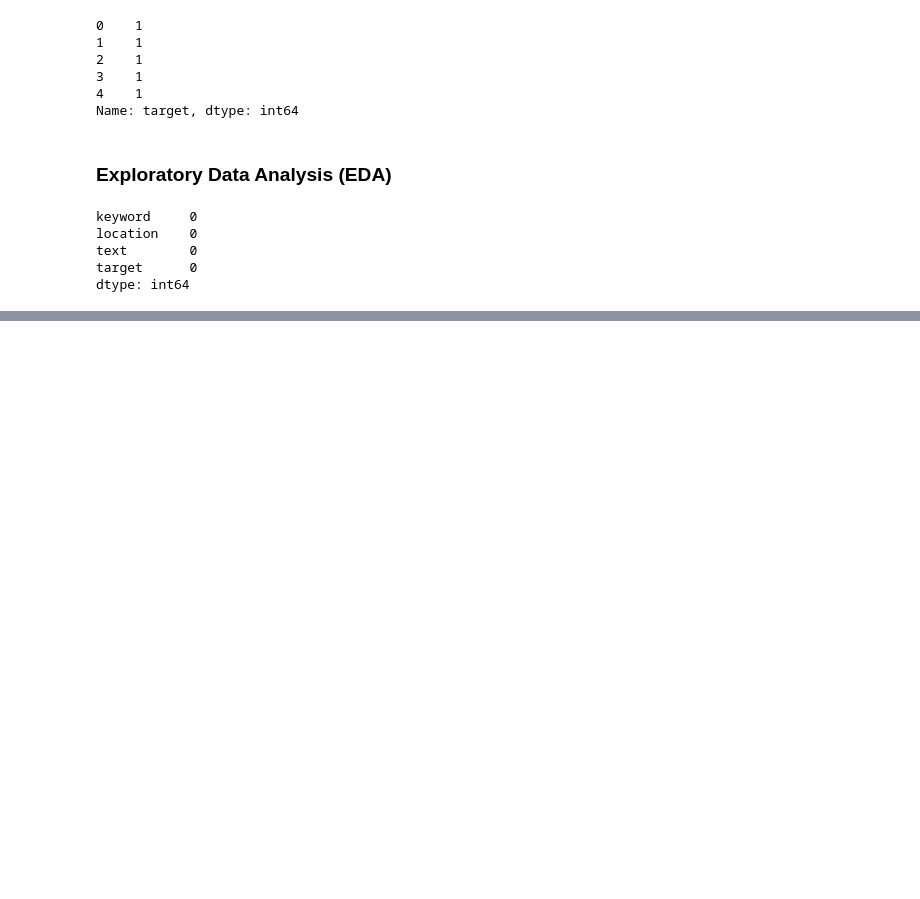
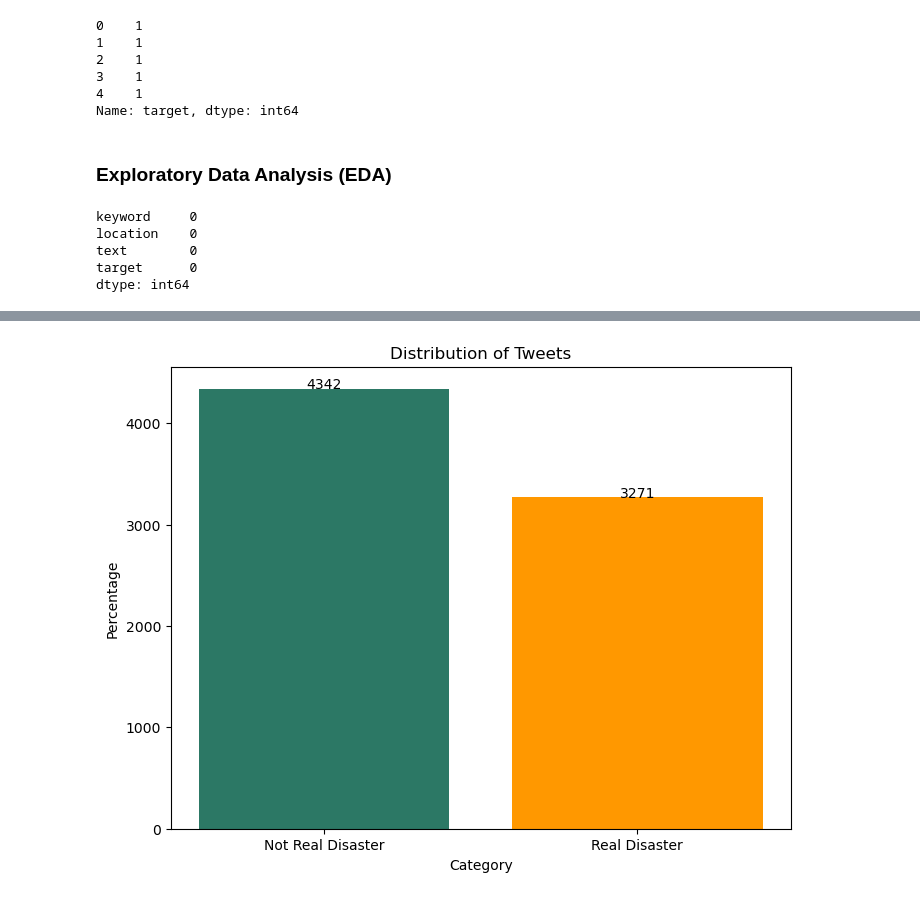
Before and after one commit to SurilPurohit/tweet-disaster-detection-system, a Jupyter notebook: main.ipynb, the cells around one changed output, grey strips where cells are left out. Saved outputs shown, nothing was run; the diff lists cells and outputs as text; code cells hidden in the pictures; blank space fills up the shorter version.

```diff
--- a/main.ipynb
+++ b/main.ipynb
@@ -117,0 +223,26 @@ dtype: int64
+# %%
+# Create a ling of both the target labels
+target_label= ["Not Real Disaster", "Real Disaster"]
+
+# Customize the colors
+colors = ['#2C7865','#FF9800']
+
+# Define the figure size for plotting
+plt.figure(figsize=(8, 6))
+
+# Plot the bar chart
+plt.bar(target_label, label_target_count, color=colors)
+
+# Add data labels
+for i, v in enumerate(label_target_count):
+    plt.text(i, v + 1, str(v), ha='center')
+
+# Add title and labels
+plt.title("Distribution of Tweets")
+plt.xlabel("Category")
+plt.ylabel("Percentage")
+
+# Show the plot
+plt.show()
+# %% [output]
+[figure, added]
```
Also changed, not shown: parts of 26 cells of this notebook, 5 other files.
